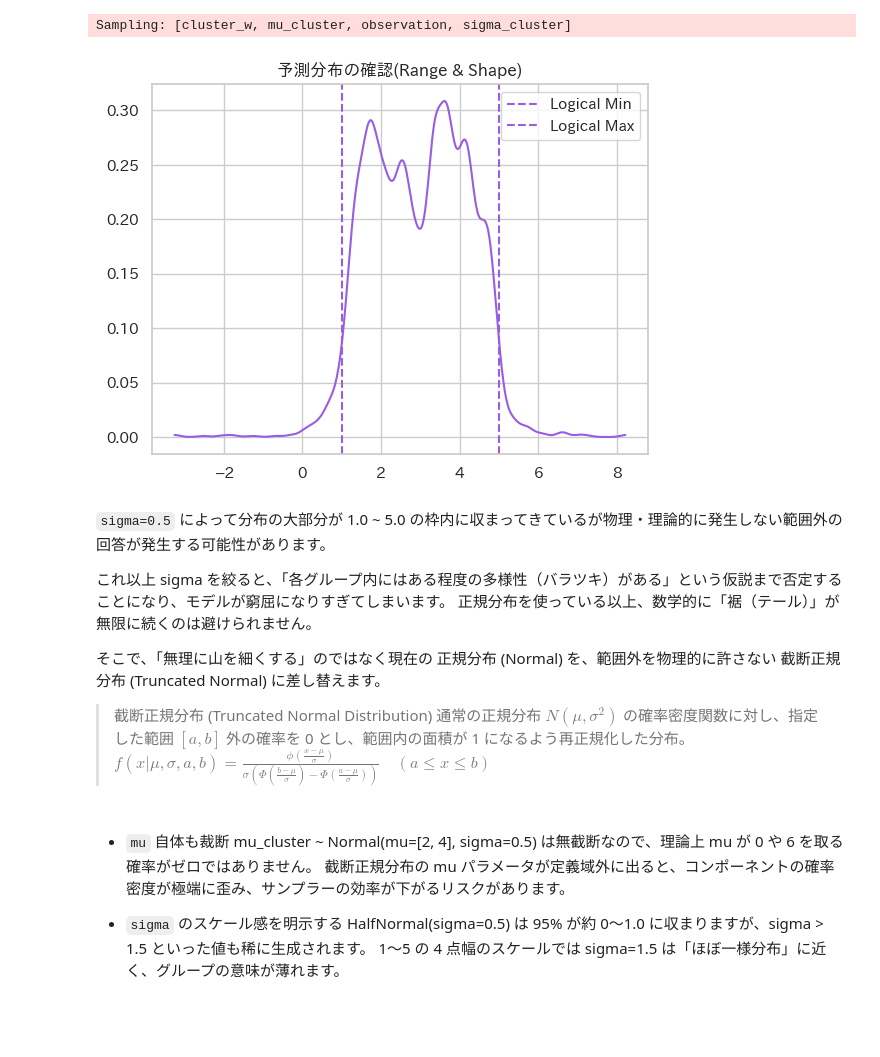
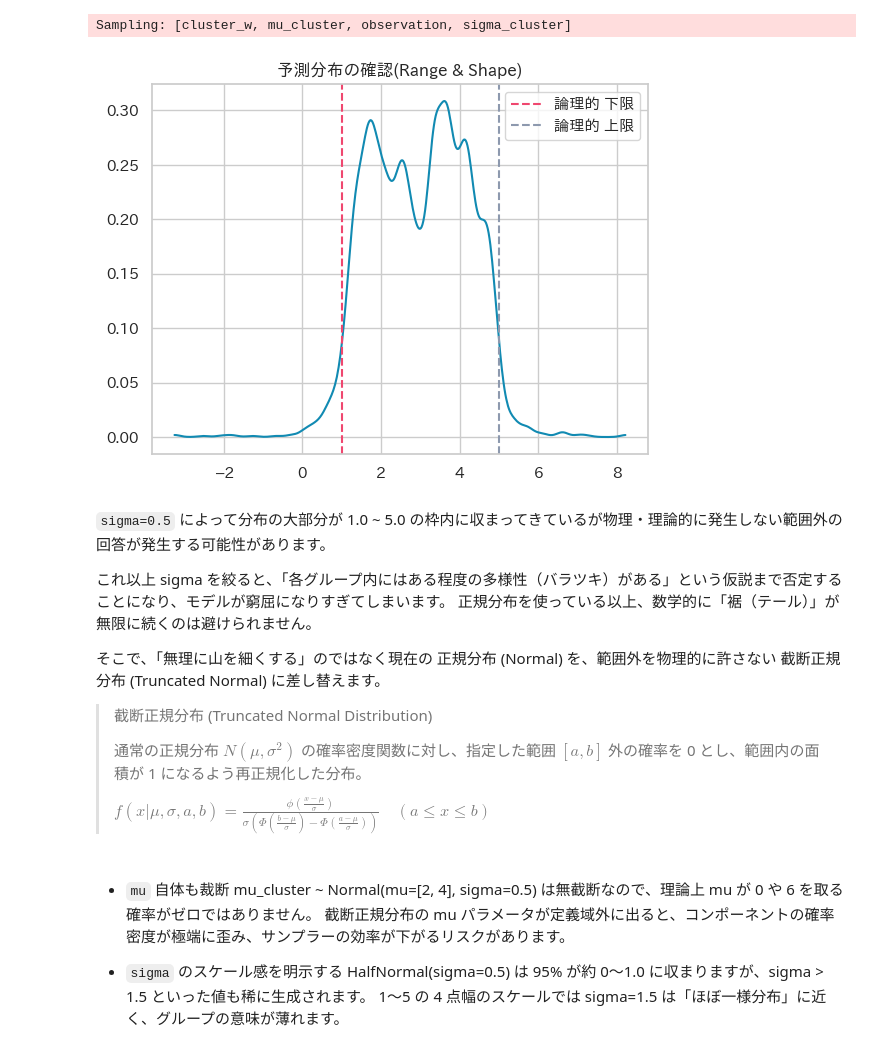
Before and after one commit to petalab-io/bayesian-iroha, a Jupyter notebook: notebooks/04_survey_latent_segmentasion/mixture_model_inference.ipynb, the cells around one changed output. Drawn from its saved outputs; the diff is of its cells as text; code cells hidden in the pictures; blank space fills up the shorter version.

```diff
--- a/notebooks/04_survey_latent_segmentasion/mixture_model_inference.ipynb
+++ b/notebooks/04_survey_latent_segmentasion/mixture_model_inference.ipynb
@@ -177,15 +177,15 @@ with pm.Model(coords=coords) as model_mixture_v1:
 # %% [output]
 Sampling: [cluster_w, mu_cluster, observation, sigma_cluster]
 # %%
-observation_samples_prior_v1 = idata_prior_v1.prior_predictive["observation"]
-az.plot_dist(observation_samples_prior_v1)
-plt.axvline(1.0, linestyle="--", label="Logical Min")
-plt.axvline(5.0, linestyle="--", label="Logical Max")
+samples_prior_v1 = idata_prior_v1.prior_predictive["observation"]
+az.plot_dist(samples_prior_v1, color=COLOR_BLUE)
+plt.axvline(1.0, linestyle="--", label="論理的 下限", color=COLOR_RED)
+plt.axvline(5.0, linestyle="--", label="論理的 上限", color=COLOR_GRAY)
 plt.title("予測分布の確認(Range & Shape)")
 plt.legend()
 plt.show()
 # %% [output]
-[figure, old version]
+[figure, new version]
 # %% [markdown]
 `sigma=0.5` によって分布の大部分が 1.0 ~ 5.0 の枠内に収まってきているが物理・理論的に発生しない範囲外の回答が発生する可能性があります。
 
@@ -194,6 +194,8 @@ plt.show()
 
 そこで、「無理に山を細くする」のではなく現在の 正規分布 (Normal) を、範囲外を物理的に許さない 截断正規分布 (Truncated Normal) に差し替えます。
 >截断正規分布 (Truncated Normal Distribution)
+>
 >通常の正規分布 $N(\mu, \sigma^2)$ の確率密度関数に対し、指定した範囲 $[a, b]$ 外の確率を 0 とし、範囲内の面積が 1 になるよう再正規化した分布。
-$f(x|\mu, \sigma, a, b) = \frac{\phi(\frac{x-\mu}{\sigma})}{\sigma(\Phi(\frac{b-\mu}{\sigma}) - \Phi(\frac{a-\mu}{\sigma}))} \quad (a \le x \le b)$
+>
+> $f(x|\mu, \sigma, a, b) = \frac{\phi(\frac{x-\mu}{\sigma})}{\sigma(\Phi(\frac{b-\mu}{\sigma}) - \Phi(\frac{a-\mu}{\sigma}))} \quad (a \le x \le b)$
 # %%
```
Also changed, not shown: parts of 17 cells of this notebook.
